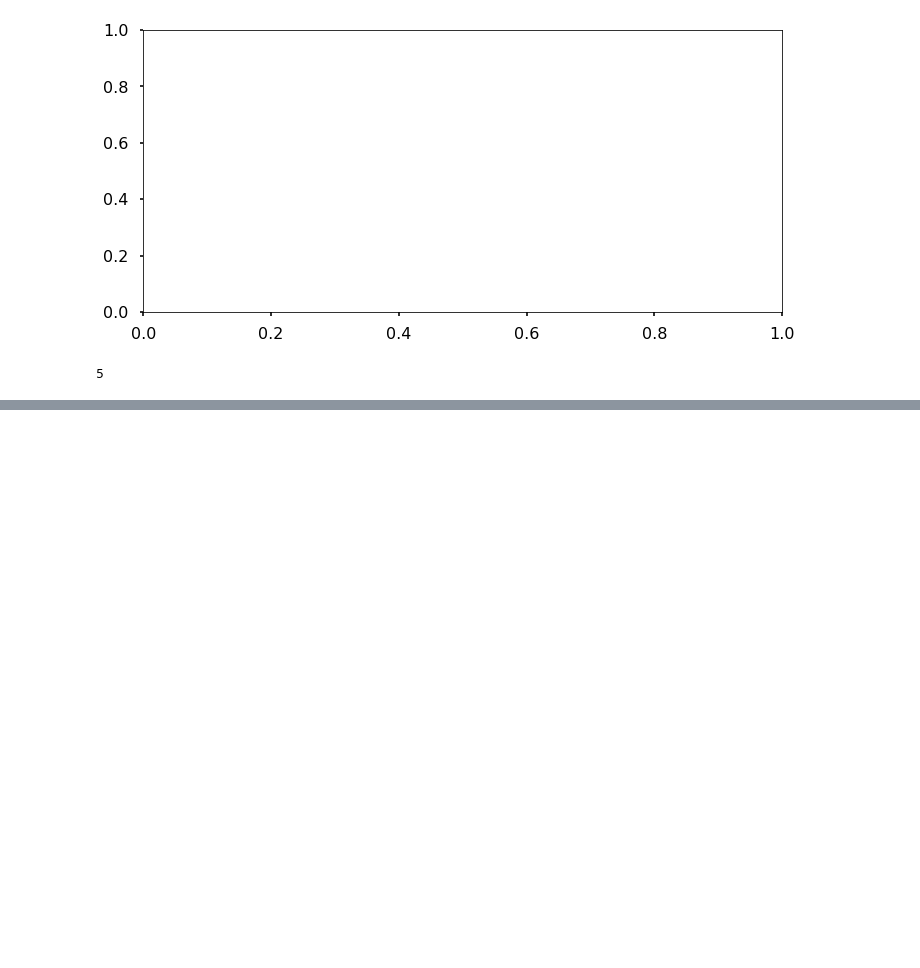
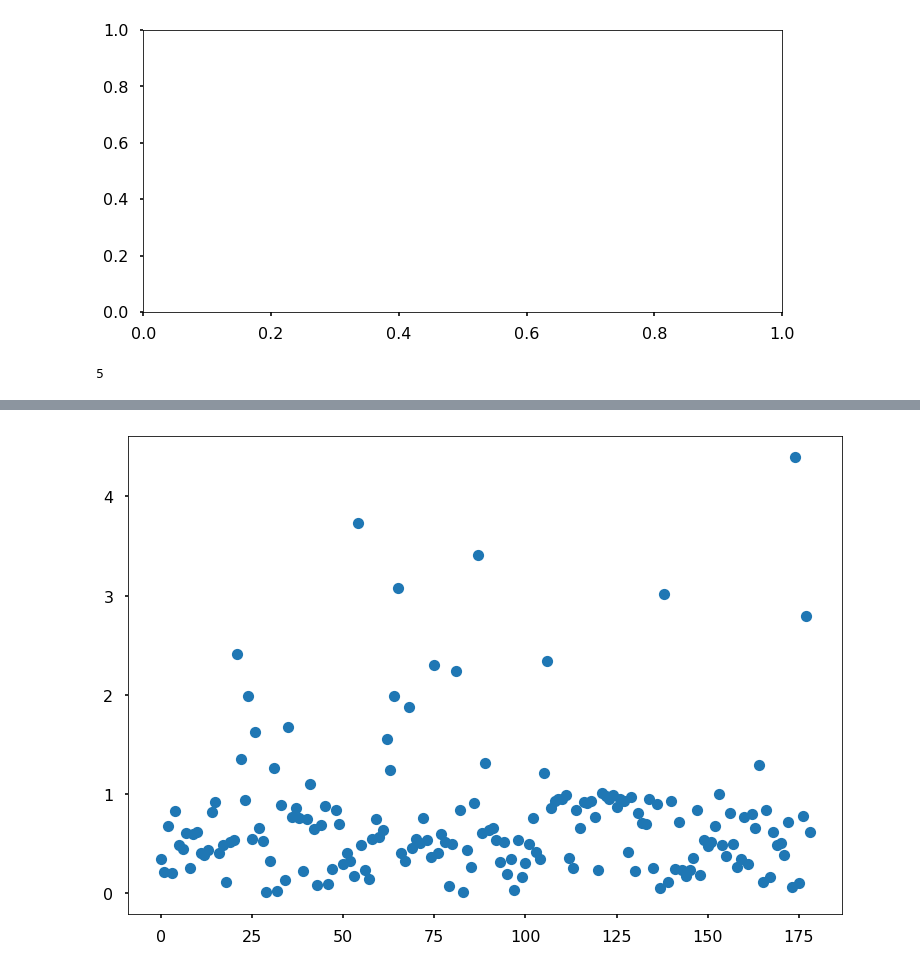
Before and after one commit to itsMahad/ManducaMultiSenseFeeding, a Jupyter notebook: Step6_ConsolidateData_CalculateParameters_ForEachFloralType_Mahad-Copy1.ipynb, the cells around one changed output, grey strips where cells are left out. Saved outputs shown, nothing was run; the diff lists cells and outputs as text; code cells hidden in the pictures; blank space fills up the shorter version.

```diff
--- a/Step6_ConsolidateData_CalculateParameters_ForEachFloralType_Mahad-Copy1.ipynb
+++ b/Step6_ConsolidateData_CalculateParameters_ForEachFloralType_Mahad-Copy1.ipynb
@@ -361,0 +365,13 @@ part_of_df
+# %%
+L50Data = pd.read_csv(outpath + "\\L50Allmoths.csv")
+L50Data = L50Data[L50Data.DiscoveryTime.notnull()]
+z = np.abs(stats.zscore(L50Data.DiscoveryTime.values))
+outlier_ID = z > 5
+plt.plot(z, 'o')
+
+L50Data['zscore'] = z
+L50Data['outlier_ID'] = outlier_ID
+notoutliers_50 = L50Data[L50Data.outlier_ID == False]
+notoutliers_50.to_csv(outpath + "\\L50Allmoths_notoutliers.csv")
+# %% [output]
+[figure, added]
```
Also changed, not shown: parts of 13 cells of this notebook.
